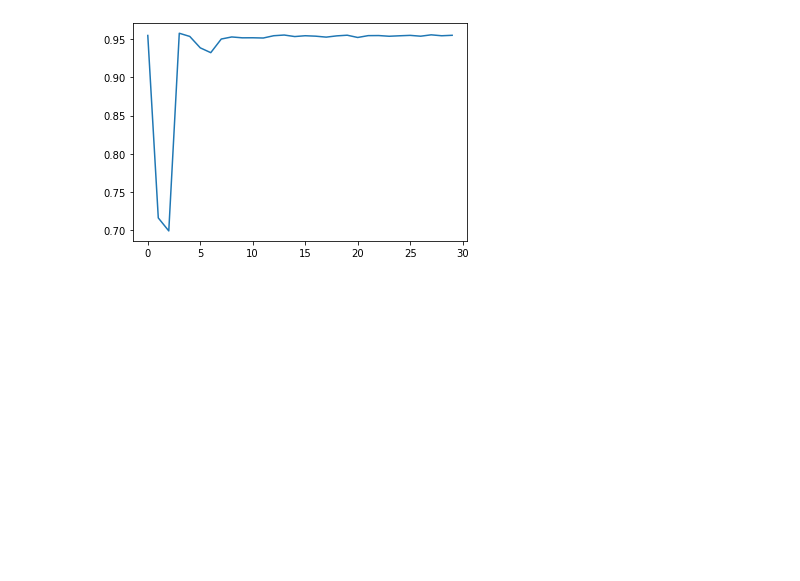
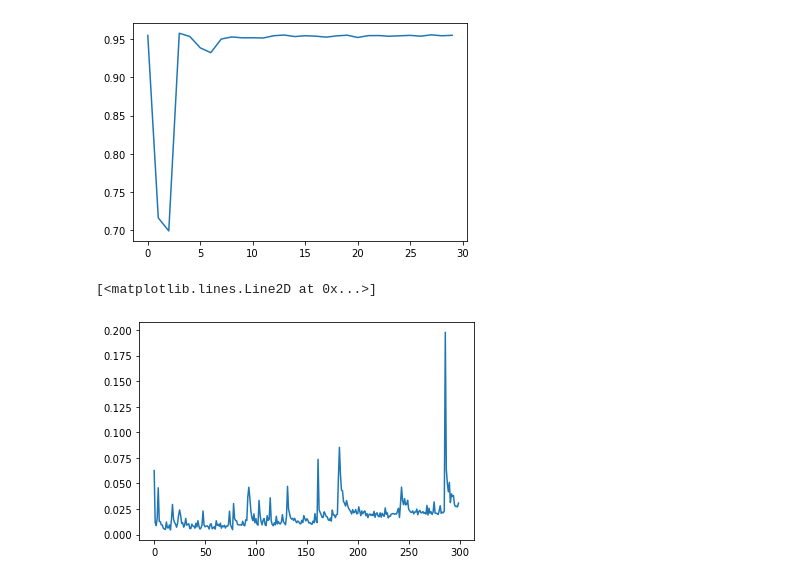
Before and after one commit to alstjrdld1/gray_anomaly_detection, a Jupyter notebook: Untitled.ipynb, the cells around one changed output. Saved outputs shown, nothing was run; the diff lists cells and outputs as text; code cells hidden in the pictures; blank space fills up the shorter version.

```diff
--- a/Untitled.ipynb
+++ b/Untitled.ipynb
@@ -161,3 +161,13 @@ plt.plot(acc_list)
 # %% [output]
 [<matplotlib.lines.Line2D at 0x...>]
 [figure]
+# %%
+grayLoss = np.load('./code/graytraining_loss.npy')
+binaryLoss = np.load('./code/binarytraining_loss.npy')
+originLoss = np.load('./code/origintraining_loss.npy')
+# %%
+import matplotlib.pyplot as plt
+plt.plot(grayLoss)
+# %% [output]
+[<matplotlib.lines.Line2D at 0x...>]
+[figure, added]
```
Also changed, not shown: parts of 3 cells of this notebook, 1 other file.
